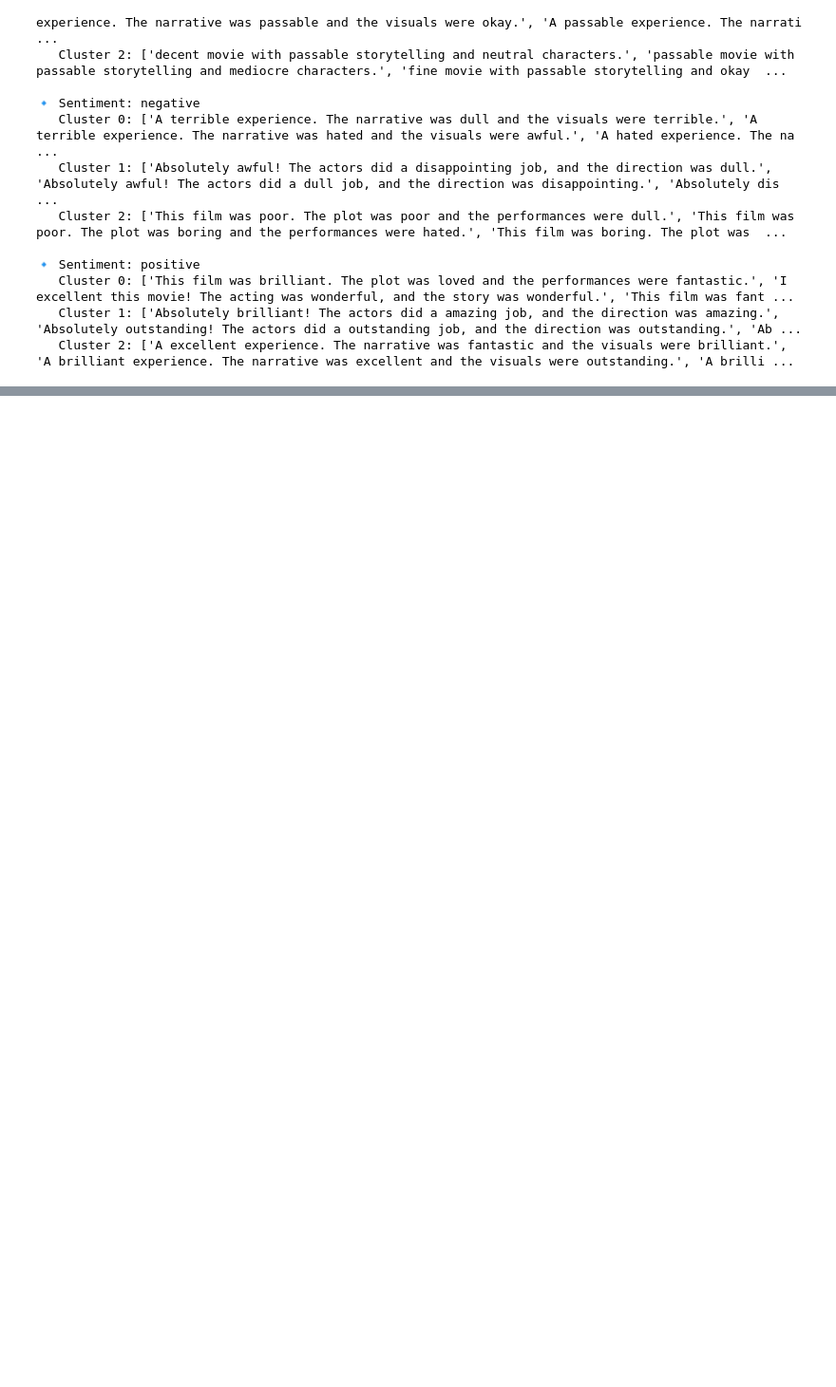
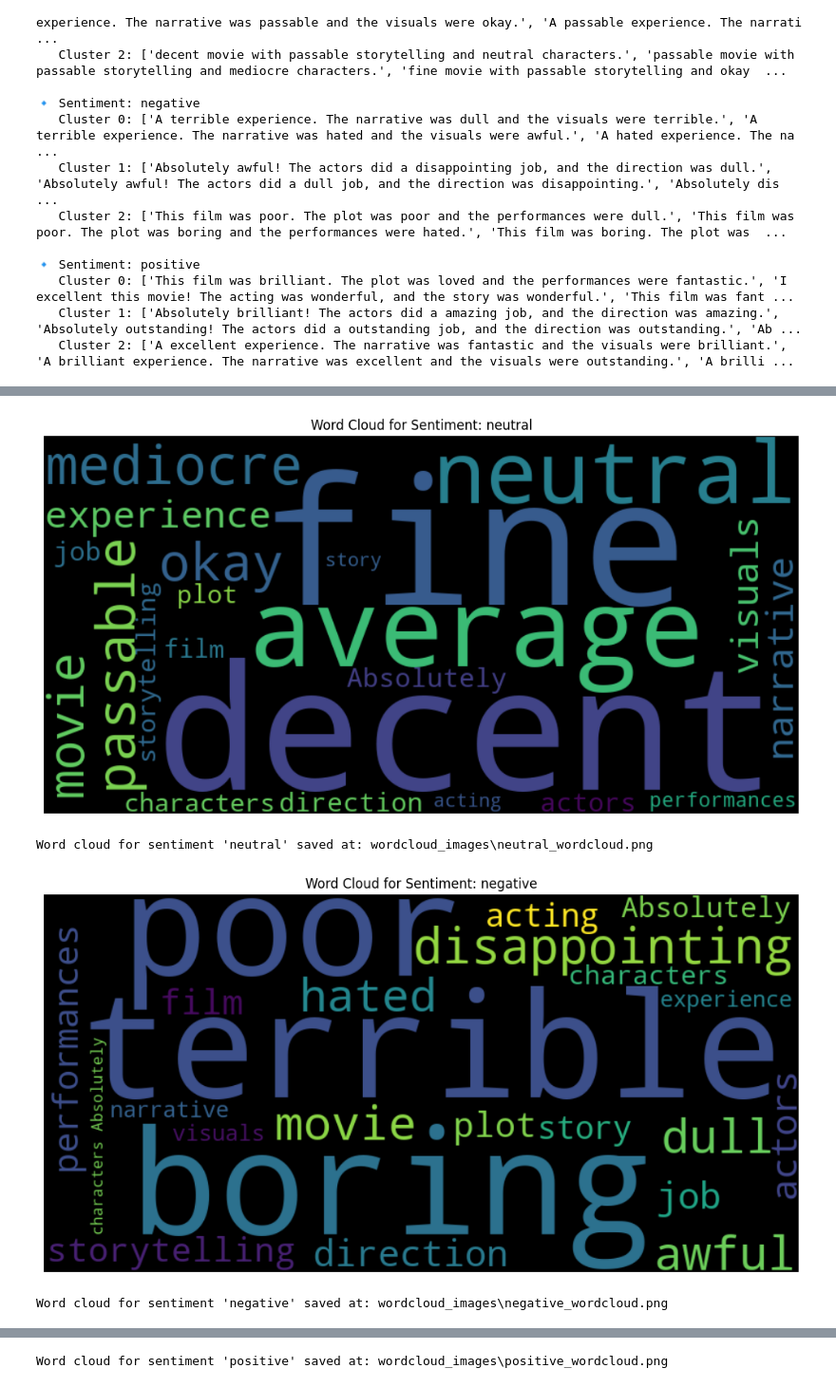
Before and after one commit to Kake27/SentiSenseTechnex, a Jupyter notebook: backend/clustering/Untitled.ipynb, the cells around one changed output, grey strips where cells are left out. Shown: that part at 95% size. Saved outputs shown, nothing was run; the diff lists cells and outputs as text; code cells hidden in the pictures; blank space fills up the shorter version.

Commit message:
Added Wordcloud

```diff
--- a/backend/clustering/Untitled.ipynb
+++ b/backend/clustering/Untitled.ipynb
@@ -130,0 +148,37 @@ for sentiment, clusters in sentiment_clusters.items():
+# %%
+from wordcloud import WordCloud
+import matplotlib.pyplot as plt
+import pandas as pd
+import os
+
+output_dir = "wordcloud_images"
+os.makedirs(output_dir, exist_ok=True)
+
+cluster_map_df = df[['Sentiment', 'cluster', 'Review']].copy()
+
+wordcloud_dict = {}
+
+for sentiment in df["Sentiment"].unique():
+    subset = cluster_map_df[cluster_map_df["Sentiment"] == sentiment]
+    sentiment_reviews = " ".join(subset["Review"].values)
+    wordcloud_dict[sentiment] = sentiment_reviews
+
+for sentiment, reviews in wordcloud_dict.items():
+    plt.figure(figsize=(10, 6))
+    plt.title(f"Word Cloud for Sentiment: {sentiment}")
+    wordcloud = WordCloud(width=800, height=400, background_color="black").generate(reviews)
+    plt.imshow(wordcloud, interpolation="bilinear")
+    plt.axis("off")
+    plt.tight_layout()
+
+    filename = f"{sentiment}_wordcloud.png"
+    save_path = os.path.join(output_dir, filename)
+    plt.savefig(save_path)
+    plt.show()
+
+    print(f"Word cloud for sentiment '{sentiment}' saved at: {save_path}")
+# %% [output]
+[figure, added]
+Word cloud for sentiment 'neutral' saved at: wordcloud_images\neutral_wordcloud.png
+[figure, added]
+Word cloud for sentiment 'negative' saved at: wordcloud_images\negative_wordcloud.png
@@ -130,0 +186 @@ for sentiment, clusters in sentiment_clusters.items():
+Word cloud for sentiment 'positive' saved at: wordcloud_images\positive_wordcloud.png
```
Also changed, not shown: parts of 4 cells of this notebook, 6 other files.
